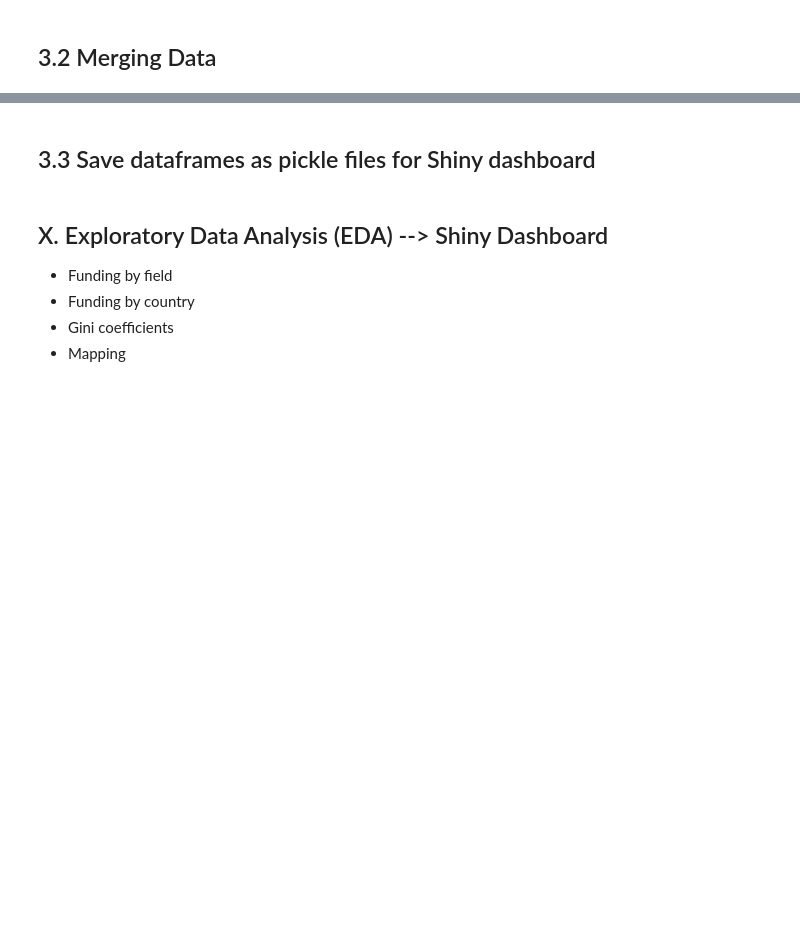
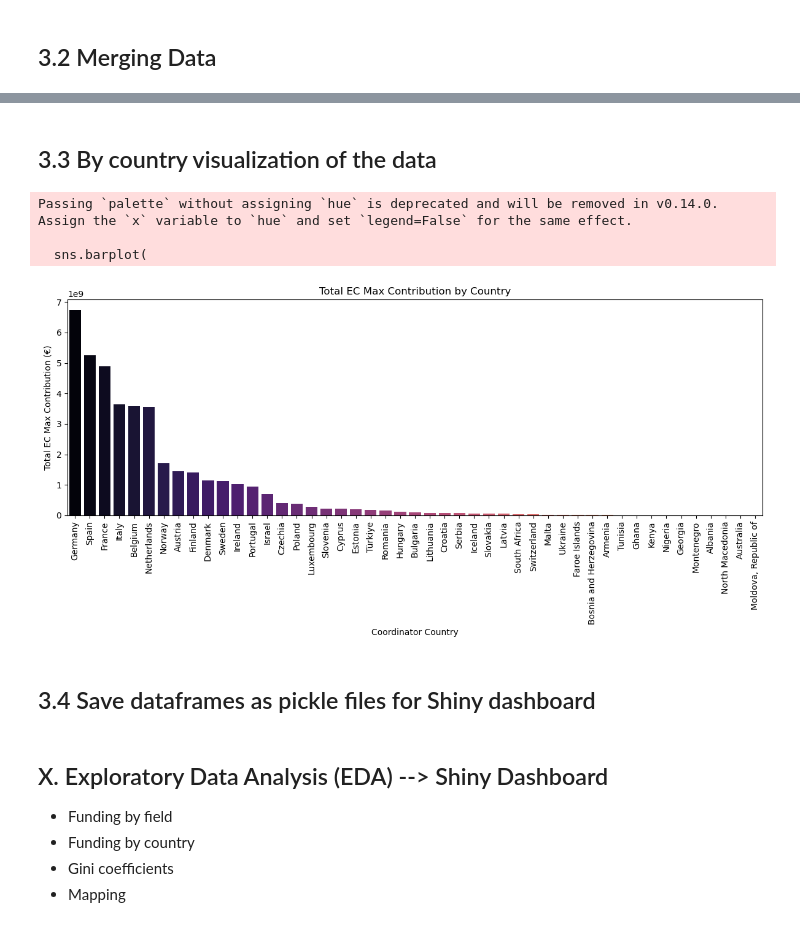
Before and after one commit to EliasIblisdir/MDA_project, a Jupyter notebook: Horizon.ipynb, the cells around one changed output, grey strips where cells are left out. Drawn from its saved outputs; the diff is of its cells as text; code cells hidden in the pictures; blank space fills up the shorter version.

Commit message:
ecmaxcontr by country

```diff
--- a/Horizon.ipynb
+++ b/Horizon.ipynb
@@ -193,7 +193,7 @@ memory usage: 18.4+ MB
 # %% [markdown]
 #### Select relevant features
 # %%
-organizations_features = ['projectID', 'projectAcronym', 'organisationID', 'name', 'SME', 'activityType', 'country', 'city', 'contentUpdateDate', 'endOfParticipation', 'rcn', 'ecContribution',  'netEcContribution', 'totalCost']
+organizations_features = ['projectID', 'projectAcronym', 'organisationID', 'name', 'SME', 'activityType', 'country', 'city', 'contentUpdateDate', 'endOfParticipation', 'rcn', 'ecContribution',  'netEcContribution', 'totalCost','role']
 organizations = organizations.loc[:, organizations_features]
 # %%
 organizations
@@ -560,6 +577,7 @@ projects_enriched = (
     projects_enriched
     .set_index("id")  # Match orgs, deliverables, etc. on project ID
     .join([org_counts, org_countries, total_org_cost, net_org_ECcontrib,
-           deliverable_counts, report_counts, publications_counts])
+           deliverable_counts, report_counts, publications_counts,country_coordinator])
     .reset_index()
 )
+projects_enriched
@@ -565,0 +598,13 @@ projects_enriched = (
+# %%
+#6. Add full country name to dataframe
+import pycountry
+
+# Define a function to convert ISO2 code to full country name
+def iso2_to_country_name(iso2_code):
+    try:
+        return pycountry.countries.get(alpha_2=iso2_code).name
+    except:
+        return None  # or iso2_code if you want to keep the code when not found
+
+# Apply the function to your dataframe
+projects_enriched['country_full'] = projects_enriched['coordinator_country'].apply(iso2_to_country_name)
@@ -570,5 +644,39 @@ projects_enriched[count_cols] = projects_enriched[count_cols].fillna(0).astype(i
+# %% [markdown]
+## 3.3 By country visualization of the data
+# %%
+#Visualize sum cMaxContribution by country
+import  matplotlib.pyplot as plt
+import seaborn as sns
+
+# Group by country and compute the sum of ecMaxContribution
+sum_contribution_by_country = (
+    projects_enriched.groupby("country_full")["ecMaxContribution"]
+    .sum()
+    .sort_values(ascending=False)
+    .reset_index()
+)
+
+# Plot
+plt.figure(figsize=(12, 6))
+sns.barplot(
+    data=sum_contribution_by_country,
+    x="country_full",
+    y="ecMaxContribution",
+    palette="magma"
+)
+plt.xticks(rotation=90)
+plt.ylabel("Total EC Max Contribution (€)")
+plt.xlabel("Coordinator Country")
+plt.title("Total EC Max Contribution by Country")
+plt.tight_layout()
+plt.show()
+# %% [output]
+Passing `palette` without assigning `hue` is deprecated and will be removed in v0.14.0. Assign the `x` variable to `hue` and set `legend=False` for the same effect.
+
+  sns.barplot(
+[figure, added]
 # %% [markdown]
-## 3.3 Save dataframes as pickle files for Shiny dashboard
+## 3.4 Save dataframes as pickle files for Shiny dashboard
 # %%
 projects.to_pickle('Data/projects.pkl')
 organizations.to_pickle('Data/organizations.pkl')
```
Also changed, not shown: parts of 13 cells of this notebook, 7 other files.
